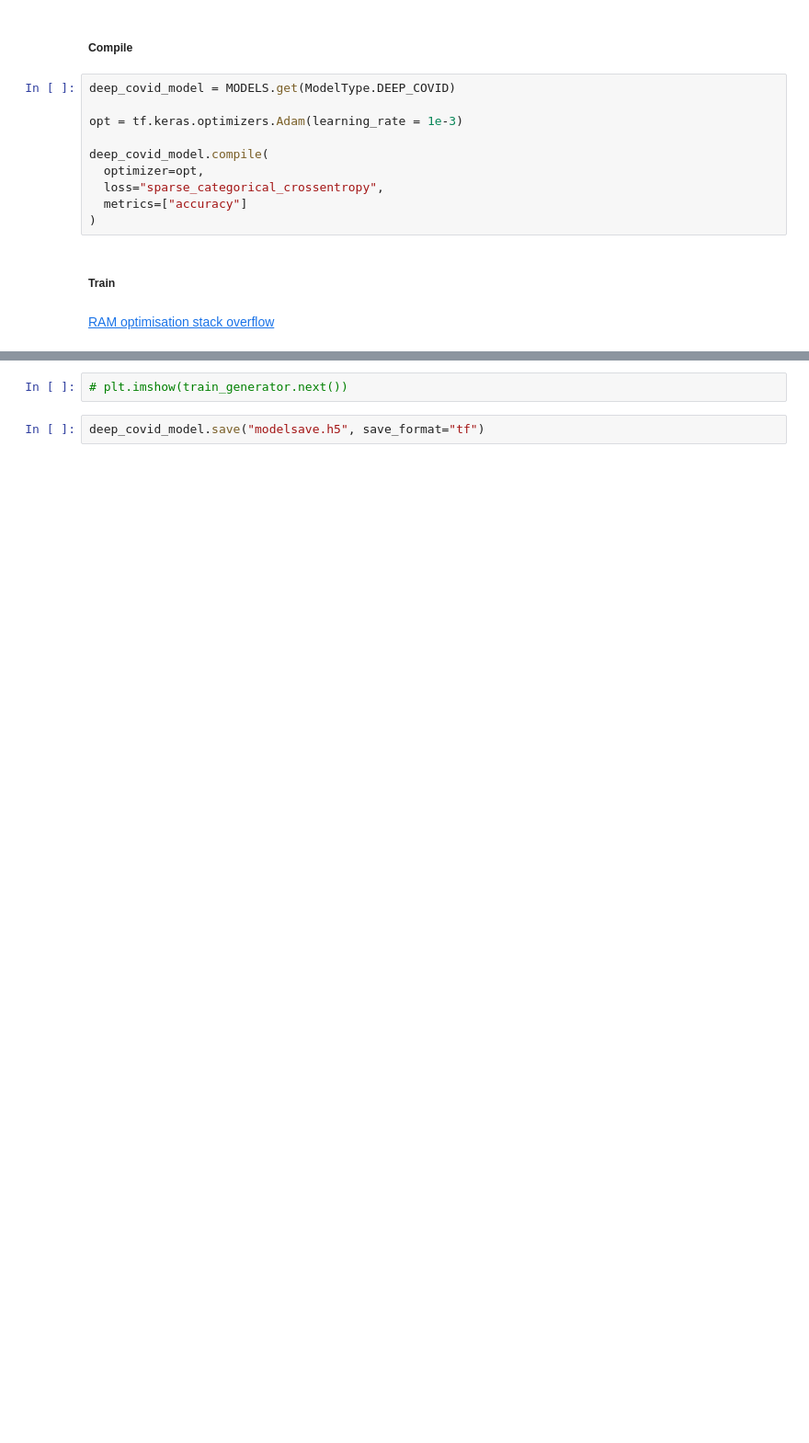
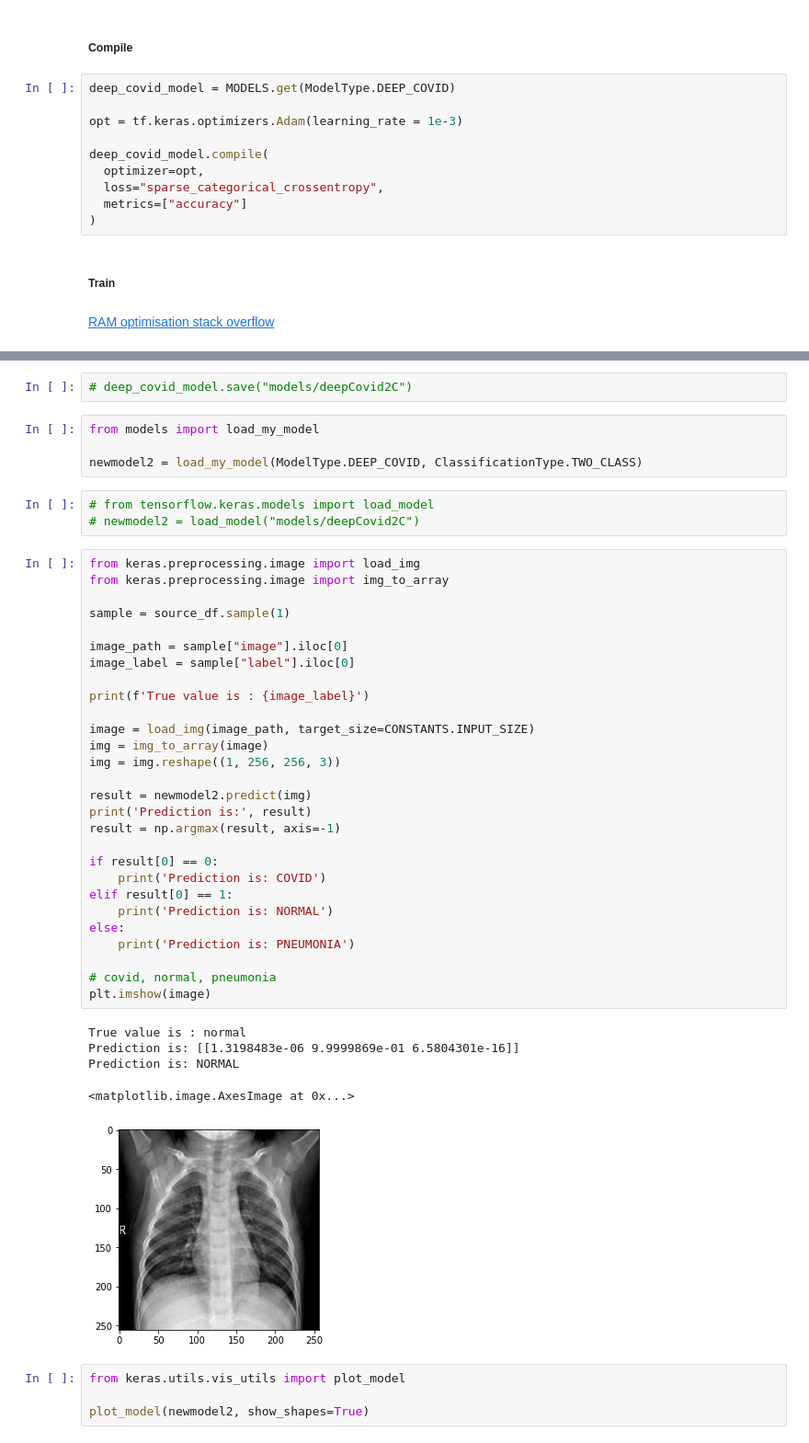
Before and after one commit to armandasalmd/deep-covid, a Jupyter notebook: deepCovidIndex.ipynb, the cells around one changed output, grey strips where cells are left out. Shown: that part at 92% size. Cells and saved outputs as stored; diff of their text form; blank space fills up the shorter version.

Commit message:
Save load model functions added

```diff
--- a/deepCovidIndex.ipynb
+++ b/deepCovidIndex.ipynb
@@ -279,4 +288,47 @@ deep_covid_model.fit_generator(
-# %%
-# plt.imshow(train_generator.next())
-# %%
-deep_covid_model.save("modelsave.h5", save_format="tf")
+# %%
+# deep_covid_model.save("models/deepCovid2C")
+# %%
+from models import load_my_model
+
+newmodel2 = load_my_model(ModelType.DEEP_COVID, ClassificationType.TWO_CLASS)
+# %%
+# from tensorflow.keras.models import load_model
+# newmodel2 = load_model("models/deepCovid2C")
+# %%
+from keras.preprocessing.image import load_img
+from keras.preprocessing.image import img_to_array
+
+sample = source_df.sample(1)
+
+image_path = sample["image"].iloc[0]
+image_label = sample["label"].iloc[0]
+
+print(f'True value is : {image_label}')
+
+image = load_img(image_path, target_size=CONSTANTS.INPUT_SIZE)
+img = img_to_array(image)
+img = img.reshape((1, 256, 256, 3))
+
+result = newmodel2.predict(img)
+print('Prediction is:', result)
+result = np.argmax(result, axis=-1)
+
+if result[0] == 0:
+    print('Prediction is: COVID')
+elif result[0] == 1:
+    print('Prediction is: NORMAL')
+else:
+    print('Prediction is: PNEUMONIA')
+
+# covid, normal, pneumonia
+plt.imshow(image)
+# %% [output]
+True value is : normal
+Prediction is: [[1.3198483e-06 9.9999869e-01 6.5804301e-16]]
+Prediction is: NORMAL
+<matplotlib.image.AxesImage at 0x...>
+[figure, added]
+# %%
+from keras.utils.vis_utils import plot_model
+
+plot_model(newmodel2, show_shapes=True)
```
Also changed, not shown: parts of 19 cells of this notebook, 7 other files.
